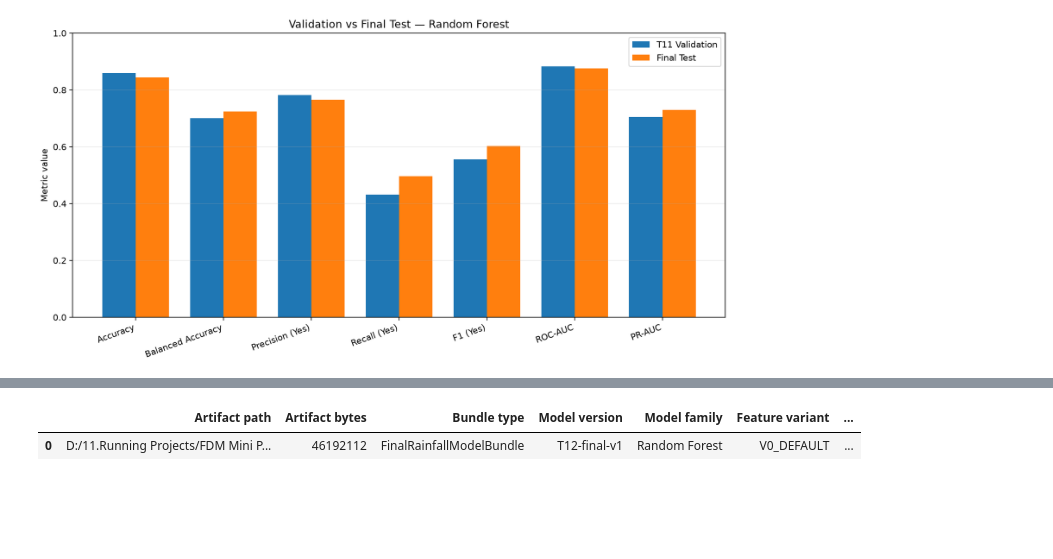
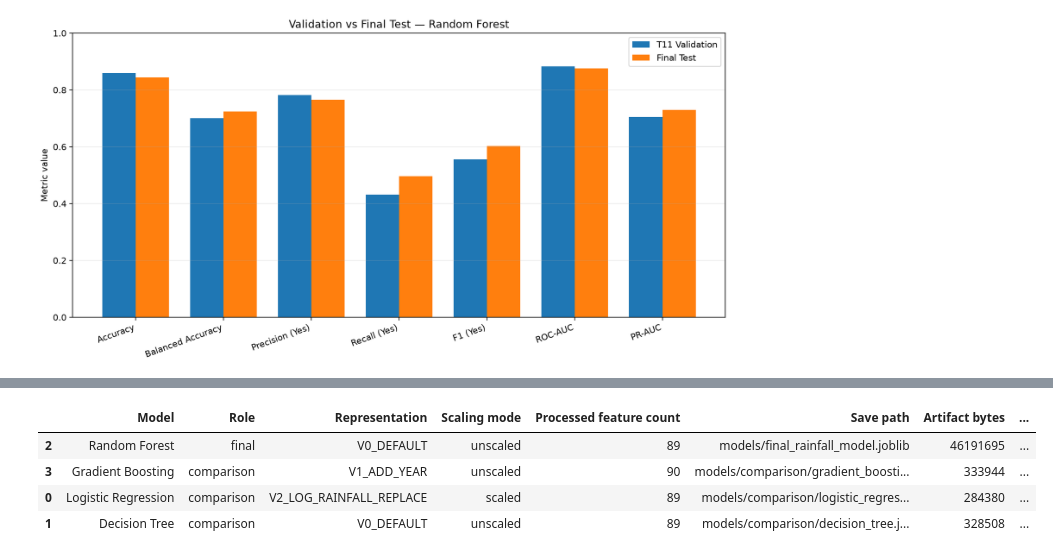
Before and after one commit to oshan-rajakaruna/FDM_Mini_Project, a Jupyter notebook: notebooks/11_final_model_selection.ipynb, the cells around one changed output, grey strips where cells are left out. Drawn from its saved outputs; the diff is of its cells as text; code cells hidden in the pictures; blank space fills up the shorter version.

Commit message:
feat: add dynamic final and comparison model artifact saving

```diff
--- a/notebooks/11_final_model_selection.ipynb
+++ b/notebooks/11_final_model_selection.ipynb
@@ -54,20 +62,23 @@ expected_variants = t11_winners.set_index('Model')['Selected feature variant']
 observed_variants = t11_validation.set_index('Model')['Selected feature variant']
 assert observed_variants.equals(expected_variants)
 
-selection = select_and_freeze_final_configuration(t11_validation)
+selection, candidate_configurations = freeze_all_candidate_configurations(t11_validation)
 frozen = selection.configuration
 pretest_candidates = selection.candidates
 frozen_table = frozen_configuration_table(frozen)
 pretest_candidates.to_csv(TABLE_DIR / '12_pretest_candidate_selection.csv', index=False)
 frozen_table.to_csv(TABLE_DIR / '12_final_frozen_configuration.csv', index=False)
 
+assert len(pretest_candidates) == 4
+assert set(pretest_candidates['Model']) == set(MODEL_NAMES)
+assert set(candidate_configurations) == set(MODEL_NAMES)
 assert frozen.model_family == pretest_candidates.iloc[0]['Model']
 assert frozen.validation_metrics['PR-AUC'] == pretest_candidates.iloc[0]['PR-AUC']
 assert frozen.test_consulted is False
 assert frozen.threshold == 0.5
 display(pretest_candidates)
 display(frozen_table)
-print(f'Frozen before Test access: {frozen.model_family} / {frozen.feature_variant}')
+print(f'Selected Final Model: {frozen.model_family}')
 # %% [output]
 |  | Model | Selected feature variant | Processed feature count | Accuracy | Balanced Accuracy | Precision (Yes) | ... |
 | 0 | Random Forest | V0_DEFAULT | 89 | 0.859385 | 0.700083 | 0.781341 | ... |
@@ -112,5 +143,9 @@ Only the frozen selected estimator is constructed. It is fitted once on processe
 # %%
-final_evaluation = fit_and_evaluate_final_model(prepared, frozen)
+assert split.test['Date'].min().date().isoformat() == '2016-04-09'
+assert split.test['Date'].max().date().isoformat() == '2017-06-25'
+selected_bundle = model_bundles[frozen.model_family]
+final_evaluation = evaluate_fitted_final_bundle(selected_bundle, split.test)
+model_bundles[frozen.model_family] = final_evaluation.bundle
 final_metrics = final_evaluation.comparison
 confusion_counts = final_metrics.loc[:, [
     'Model', 'Selected feature variant', 'TN', 'FP', 'FN', 'TP'
@@ -169,21 +205,68 @@ The deployable bundle contains the selected estimator, Train+Validation-fitted p
 # %%
-saved_artifact = save_final_bundle(final_evaluation.bundle, ARTIFACT_PATH)
-loaded_bundle = load_final_bundle(saved_artifact)
-raw_sample = split.test.loc[:, ['Date', *predictor_columns()]].head(128).copy()
+artifact_paths = save_ranked_model_bundles(
+    model_bundles, frozen.model_family, MODELS_DIR
+)
+raw_sample = development.loc[:, ['Date', *predictor_columns()]].head(128).copy()
 sample_before = raw_sample.copy(deep=True)
-original_labels = final_evaluation.bundle.predict(raw_sample)
-loaded_labels = loaded_bundle.predict(raw_sample)
-original_probabilities = final_evaluation.bundle.predict_positive_probability(raw_sample)
-loaded_probabilities = loaded_bundle.predict_positive_probability(raw_sample)
-labels_match = np.array_equal(original_labels, loaded_labels)
-probabilities_match = np.allclose(original_probabilities, loaded_probabilities)
-assert labels_match and probabilities_match
+round_trip_rows = []
+loaded_bundles = {}
+for model_name in MODEL_NAMES:
+    original_bundle = model_bundles[model_name]
+    loaded = load_final_bundle(artifact_paths[model_name])
+    loaded_bundles[model_name] = loaded
+    original_labels = original_bundle.predict(raw_sample)
+    loaded_labels = loaded.predict(raw_sample)
+    original_probabilities = original_bundle.predict_positive_probability(raw_sample)
+    loaded_probabilities = loaded.predict_positive_probability(raw_sample)
+    labels_match = np.array_equal(original_labels, loaded_labels)
+    probabilities_match = np.allclose(original_probabilities, loaded_probabilities)
+    expected_role = 'final' if model_name == frozen.model_family else 'comparison'
+    assert labels_match and probabilities_match
+    assert loaded.metadata['artifact_role'] == expected_role
+    assert loaded.configuration.feature_variant == candidate_configurations[model_name].feature_variant
+    assert loaded.configuration.scale_numeric == candidate_configurations[model_name].scale_numeric
+    if expected_role == 'comparison':
+        assert loaded.metadata['test_used_for_artifact_fitting'] is False
+        assert 'test_rows_evaluated' not in loaded.metadata
+    round_trip_rows.append({
+        'Model': model_name,
+        'Role': expected_role,
+        'Representation': loaded.configuration.feature_variant,
+        'Scaling mode': 'scaled' if loaded.configuration.scale_numeric else 'unscaled',
+        'Processed feature count': len(loaded.processed_feature_names),
+        'Save path': artifact_paths[model_name].relative_to(PROJECT_ROOT).as_posix(),
+        'Artifact bytes': artifact_paths[model_name].stat().st_size,
+        'Labels match after load': labels_match,
+        'Probabilities match after load': probabilities_match,
+    })
+
 pd.testing.assert_frame_equal(raw_sample, sample_before)
+artifact_summary = pd.DataFrame(round_trip_rows).merge(
+    pretest_candidates.loc[:, ['Model', 'Validation PR-AUC rank', 'PR-AUC']],
+    on='Model',
+).sort_values('Validation PR-AUC rank')
+assert len(artifact_summary) == 4
+assert (artifact_summary['Role'] == 'final').sum() == 1
+assert (artifact_summary['Role'] == 'comparison').sum() == 3
+assert artifact_paths[frozen.model_family] == ARTIFACT_PATH
+assert not (MODELS_DIR / 'comparison' / f"{loaded_bundles[frozen.model_family].metadata['model_id']}.joblib").exists()
+
+loaded_bundle = loaded_bundles[frozen.model_family]
+labels_match = bool(
+    artifact_summary.loc[artifact_summary['Role'] == 'final', 'Labels match after load'].iloc[0]
+)
+probabilities_match = bool(
+    artifact_summary.loc[artifact_summary['Role'] == 'final', 'Probabilities match after load'].iloc[0]
+)
 artifact_metadata = artifact_metadata_table(
-    loaded_bundle, saved_artifact, labels_match, probabilities_match
+    loaded_bundle, ARTIFACT_PATH, labels_match, probabilities_match
 )
 artifact_metadata.to_csv(TABLE_DIR / '12_final_artifact_metadata.csv', index=False)
+display(artifact_summary)
 display(artifact_metadata)
 # %% [output]
-|  | Artifact path | Artifact bytes | Bundle type | Model version | Model family | Feature variant | ... |
-| 0 | D:/11.Running Projects/FDM Mini P... | 46192112 | FinalRainfallModelBundle | T12-final-v1 | Random Forest | V0_DEFAULT | ... |
+|  | Model | Role | Representation | Scaling mode | Processed feature count | Save path | Artifact bytes | ... |
+| 2 | Random Forest | final | V0_DEFAULT | unscaled | 89 | models/final_rainfall_model.joblib | 46191695 | ... |
+| 3 | Gradient Boosting | comparison | V1_ADD_YEAR | unscaled | 90 | models/comparison/gradient_boosti... | 333944 | ... |
+| 0 | Logistic Regression | comparison | V2_LOG_RAINFALL_REPLACE | scaled | 89 | models/comparison/logistic_regres... | 284380 | ... |
+| 1 | Decision Tree | comparison | V0_DEFAULT | unscaled | 89 | models/comparison/decision_tree.j... | 328508 | ... |
```
Also changed, not shown: parts of 14 cells of this notebook, 10 other files.
